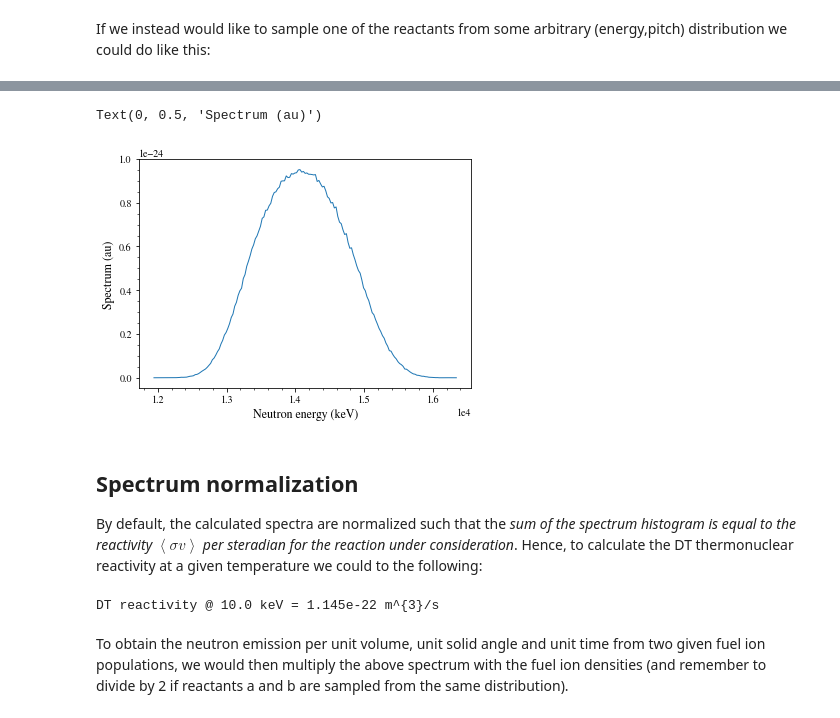
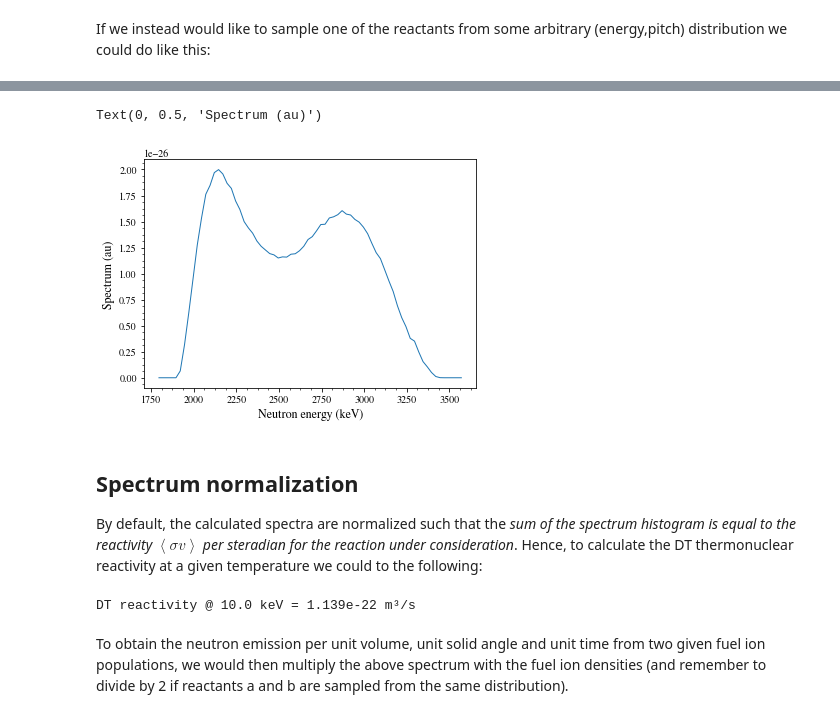
Before and after one commit to jacob-eri/pydress, a Jupyter notebook: doc/Spectrum_calculations.ipynb, the cells around one changed output, grey strips where cells are left out. Drawn from its saved outputs; the diff is of its cells as text; code cells hidden in the pictures.

```diff
--- a/doc/Spectrum_calculations.ipynb
+++ b/doc/Spectrum_calculations.ipynb
@@ -123,15 +145,18 @@ Text(0, 0.5, 'v$_{\\parallel}/v$')
-# %%
-spec_calc.reactant_b.sample_EP_dist(E_axis, p_axis, f)
-spec_calc.u1 = [0,1,1]     # Tip: try playing with the emission angle to see how this impacts the spectrum
-
-spectrum, bin_centers = spec_calc()
-
-plt.plot(bin_centers, spectrum)
-plt.xlabel('Neutron energy (keV)')
-plt.ylabel('Spectrum (au)')
-# %% [output]
-Text(0, 0.5, 'Spectrum (au)')
-[figure, removed]
+# %%
+# Now create a tabulated energy-pitch distribution for reactant b from the above data
+dist_b = dress.dists.TabulatedEnergyPitchDistribution(E_axis, p_axis, f, particle_b, density_b, ref_dir=[0,1,0])
+
+# Sample this dist and compute the spectrum (reactant a is already sampled from teh previous example)
+spec_calc.reactant_b.v = dist_b.sample(spec_calc.n_samples)
+
+spectrum, bin_centers = spec_calc()
+
+plt.plot(bin_centers, spectrum)
+plt.xlabel('Neutron energy (keV)')
+plt.ylabel('Spectrum (au)')
+# %% [output]
+Text(0, 0.5, 'Spectrum (au)')
+[figure, added]
 # %% [markdown]
 ## Spectrum normalization
 By default, the calculated spectra are normalized such that the *sum of the spectrum histogram is equal to the reactivity $\left< \sigma v \right>$ per steradian for the reaction under consideration*. Hence, to calculate the DT thermonuclear reactivity at a given temperature we could to the following:
@@ -141,14 +166,18 @@ spec_calc = dress.SpectrumCalculator(reaction, n_samples=1e6)
 
 T = 10.0     # keV
 
-spec_calc.reactant_a.sample_maxwellian_dist(T)      # deuterons
-spec_calc.reactant_b.sample_maxwellian_dist(T)      # tritons
+dist_a = dress.dists.MaxwellianDistribution(T, spec_calc.reactant_a.particle)
+dist_b = dress.dists.MaxwellianDistribution(T, spec_calc.reactant_b.particle)
+
+spec_calc.reactant_a.v = dist_a.sample(spec_calc.n_samples)
+spec_calc.reactant_b.v = dist_b.sample(spec_calc.n_samples)
 
 spectrum, bin_centers = spec_calc()
+σv = 4*np.pi*spectrum.sum()
 
-print('DT reactivity @ {:.1f} keV = {:.3e} m^{{3}}/s'.format(T, 4*np.pi*spectrum.sum()))
+print(f'DT reactivity @ {T:.1f} keV = {σv:.3e} m³/s')
 # %% [output]
-DT reactivity @ 10.0 keV = 1.145e-22 m^{3}/s
+DT reactivity @ 10.0 keV = 1.139e-22 m³/s
 # %% [markdown]
 To obtain the neutron emission per unit volume, unit solid angle and unit time from two given fuel ion populations, we would then multiply the above spectrum with the fuel ion densities (and remember to divide by 2 if reactants a and b are sampled from the same distribution).
 # %% [markdown]
```
Also changed, not shown: parts of 15 cells of this notebook, 2 other files.
